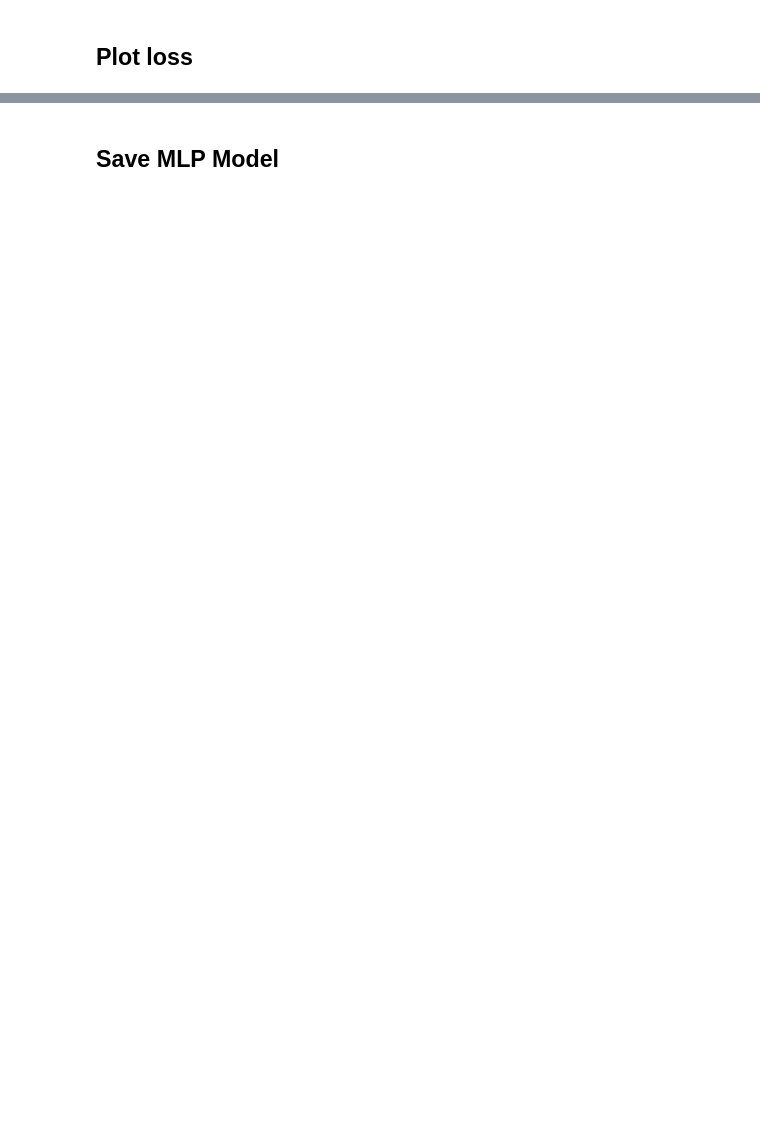
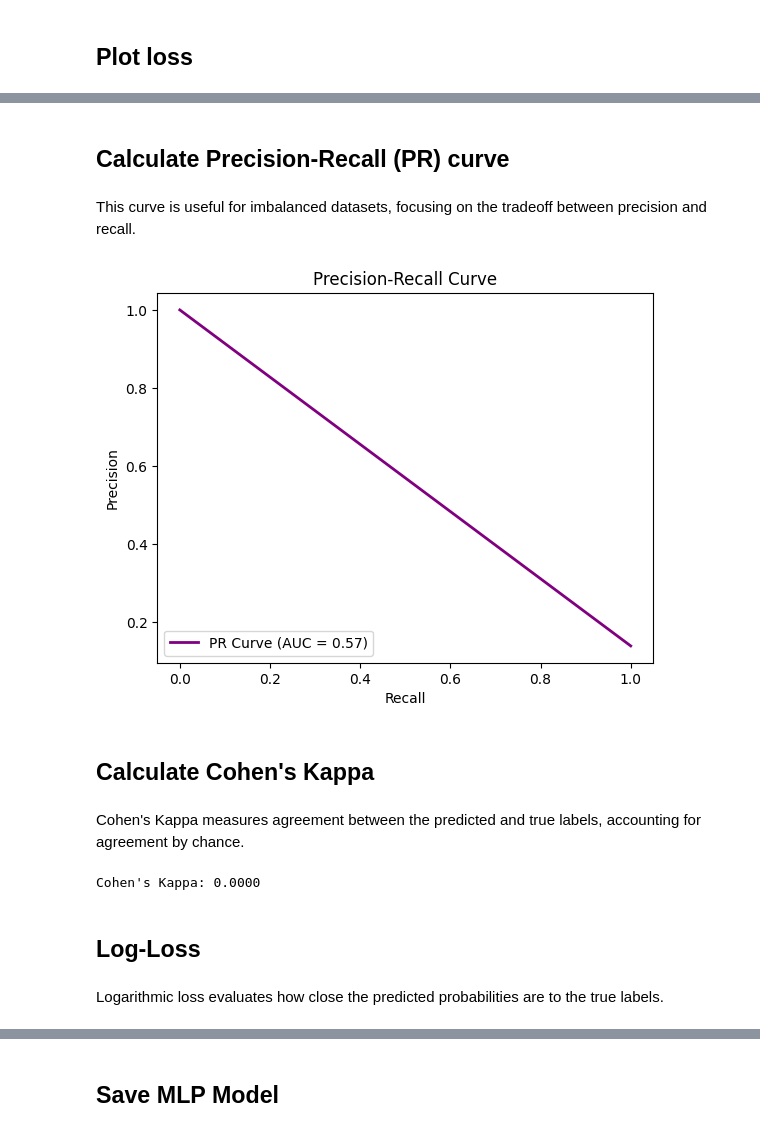
Before and after one commit to LauraLucasZ/Credit_Card_Approval_Prediction_ML, a Jupyter notebook: AiProject.ipynb, the cells around one changed output, grey strips where cells are left out. Cells and saved outputs as stored; diff of their text form; code cells hidden in the pictures; blank space fills up the shorter version.

```diff
--- a/AiProject.ipynb
+++ b/AiProject.ipynb
@@ -1018,0 +1065,32 @@ plt.show()
+# %% [markdown]
+## **Calculate Precision-Recall (PR) curve**
+# %% [markdown]
+This curve is useful for imbalanced datasets, focusing on the tradeoff between precision and recall.
+# %%
+# Calculate the precision-recall curve
+precision, recall, thresholds = precision_recall_curve(y_test, y_pred)
+pr_auc = auc(recall, precision)
+
+# Plot the Precision-Recall curve
+plt.figure()
+plt.plot(recall, precision, color='purple', lw=2, label=f'PR Curve (AUC = {pr_auc:.2f})')
+plt.xlabel('Recall')
+plt.ylabel('Precision')
+plt.title('Precision-Recall Curve')
+plt.legend(loc='lower left')
+plt.show()
+# %% [output]
+[figure, added]
+# %% [markdown]
+## **Calculate Cohen's Kappa**
+# %% [markdown]
+Cohen's Kappa measures agreement between the predicted and true labels, accounting for agreement by chance.
+# %%
+kappa = cohen_kappa_score(y_test, y_pred)
+print(f"Cohen's Kappa: {kappa:.4f}")
+# %% [output]
+Cohen's Kappa: 0.0000
+# %% [markdown]
+## **Log-Loss**
+# %% [markdown]
+Logarithmic loss evaluates how close the predicted probabilities are to the true labels.
```
Also changed, not shown: parts of 28 cells of this notebook.
